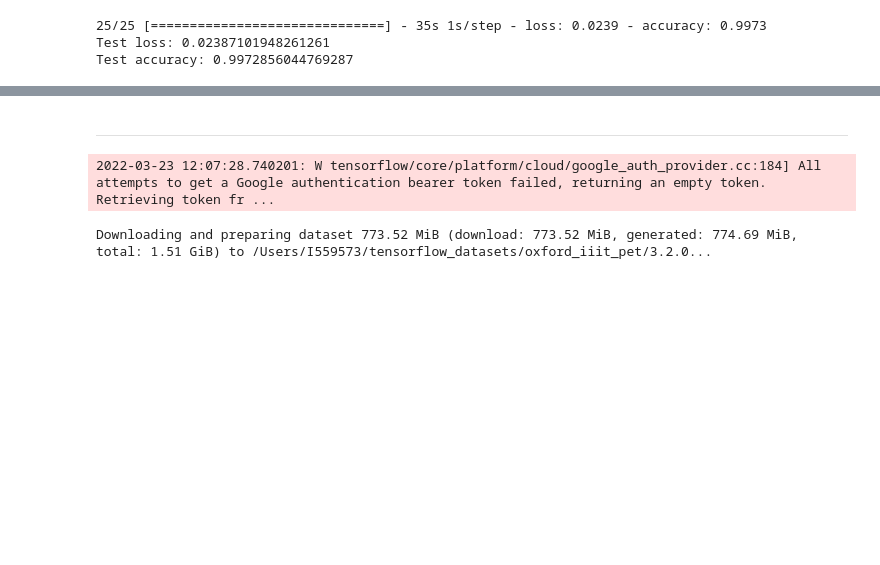
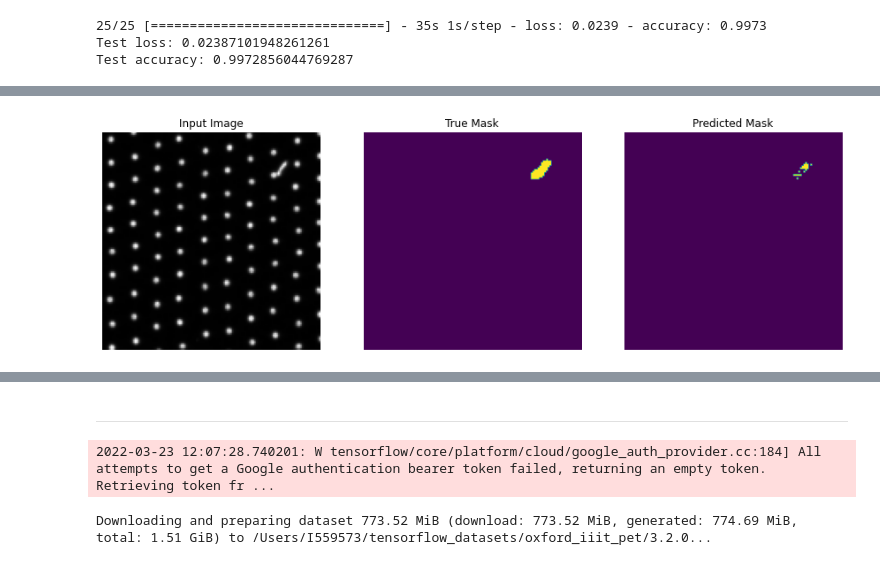
Before and after one commit to SAP-samples/btp-ai-sustainability-bootcamp, a Jupyter notebook: src/ai-models/defect-detection/notebooks/defect_detection_development_segmentation.ipynb, the cells around one changed output, grey strips where cells are left out. Cells and saved outputs as stored; diff of their text form; code cells hidden in the pictures; blank space fills up the shorter version.

```diff
--- a/src/ai-models/defect-detection/notebooks/defect_detection_development_segmentation.ipynb
+++ b/src/ai-models/defect-detection/notebooks/defect_detection_development_segmentation.ipynb
@@ -332,4 +330,2 @@ model.compile(optimizer='adam',
 # %%
 #tf.keras.utils.plot_model(model, show_shapes=True)
-# %%
-pred_mask = model.predict((np.array(img_train, np.float32)))
@@ -353,8 +331,0 @@ def create_mask(pred_mask):
-# %%
-i = 4
-pred = create_mask(pred_mask[i])
-a = (np.array(img_train[i], np.float32))
-b = (np.array(msk_train[i], np.float32))
-c = (np.array(pred, np.float32))
-
-display([a, b, c])
@@ -442,0 +422,2 @@ Test accuracy: 0.9972856044769287
+# %%
+pred_mask_train = model.predict((np.array(img_train, np.float32)))
@@ -442,0 +445,10 @@ Test accuracy: 0.9972856044769287
+# %%
+i = 8
+pred = create_mask(pred_mask_train[i])
+a = (np.array(img_train[i], np.float32))
+b = (np.array(msk_train[i], np.float32))
+c = (np.array(pred, np.float32))
+
+display([a, b, c])
+# %% [output]
+[figure, added]
```
Also changed, not shown: parts of 28 cells of this notebook.
